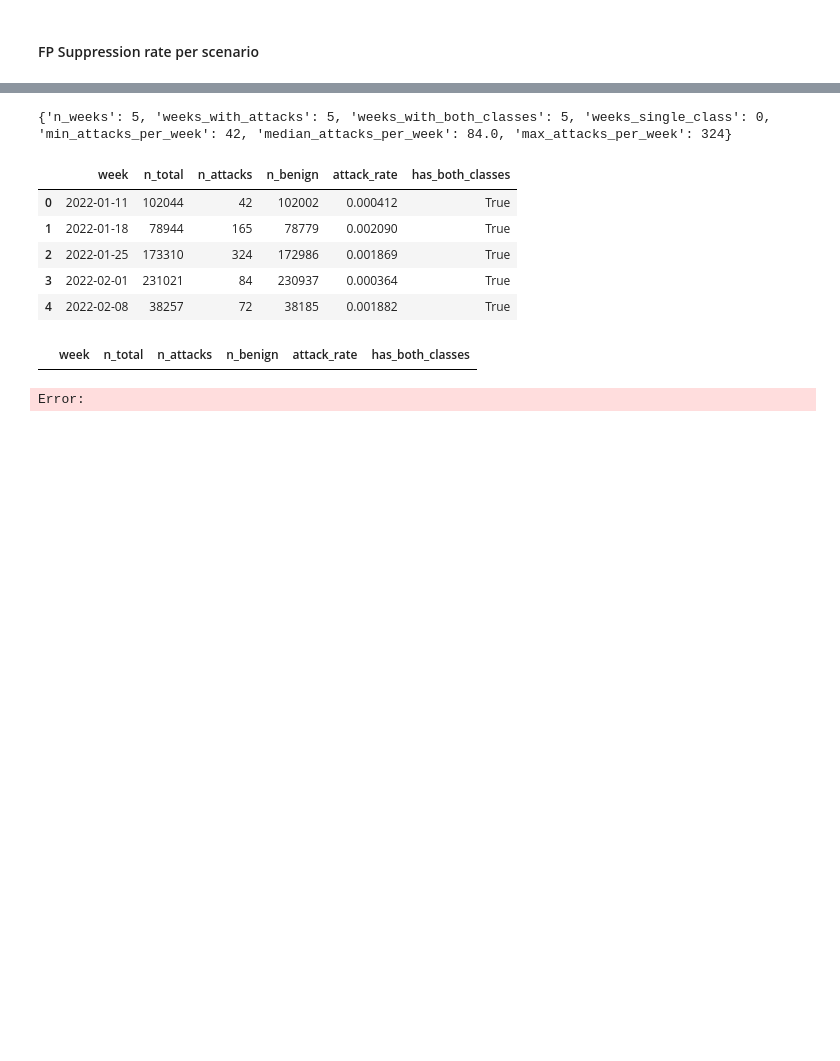
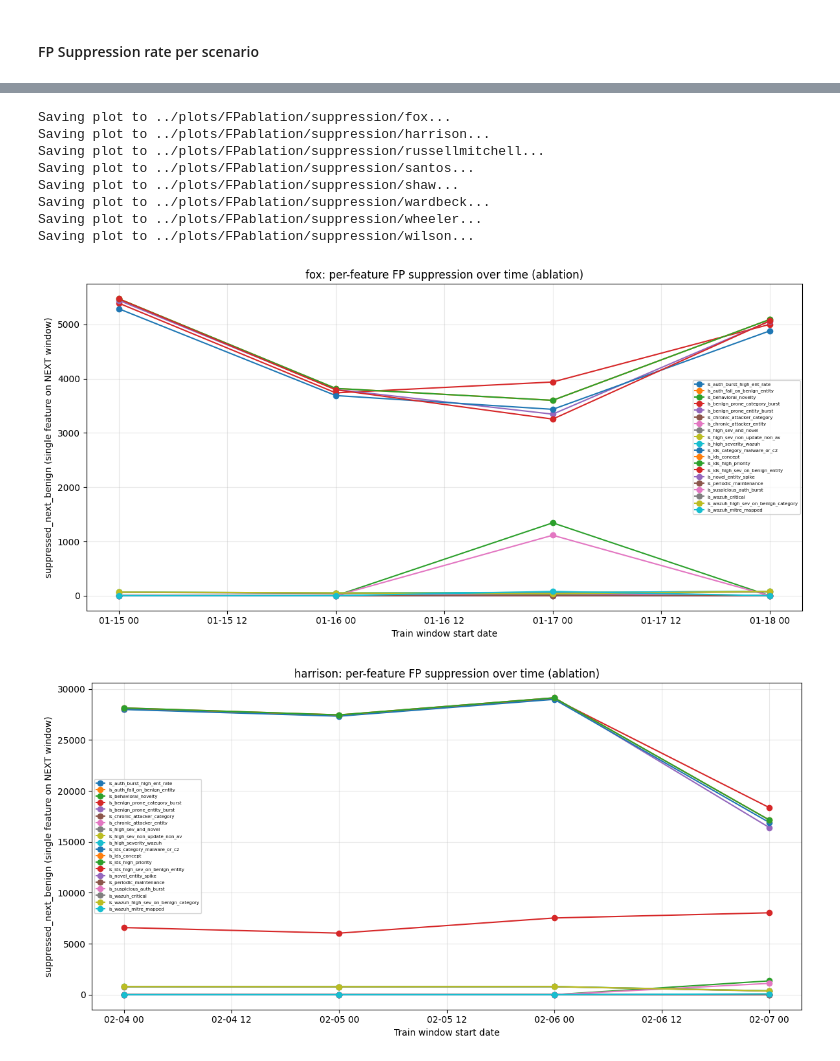
Before and after one commit to annaneliaa/msc-thesis, a Jupyter notebook: aact/experiments.ipynb, the cells around one changed output, grey strips where cells are left out. Drawn from its saved outputs; the diff is of its cells as text; code cells hidden in the pictures; blank space fills up the shorter version.

```diff
--- a/aact/experiments.ipynb
+++ b/aact/experiments.ipynb
@@ -735,19 +618,18 @@ Error:
-# %%
-df = pd.read_csv("../data/ait_ads/combined_ait_labeled.csv", low_memory=False)
-
-weekly, weekly_scn, summary = attacks_per_week_report(df, scenario_col="scenario")
-print(summary)
-display(weekly.head(10))
-
-# If you want to see which weeks are single-class:
-display(weekly[~weekly["has_both_classes"]].head(20))
-# %% [output]
-{'n_weeks': 5, 'weeks_with_attacks': 5, 'weeks_with_both_classes': 5, 'weeks_single_class': 0, 'min_attacks_per_week': 42, 'median_attacks_per_week': 84.0, 'max_attacks_per_week': 324}
-|  | week | n_total | n_attacks | n_benign | attack_rate | has_both_classes |
-| 0 | 2022-01-11 | 102044 | 42 | 102002 | 0.000412 | True |
-| 1 | 2022-01-18 | 78944 | 165 | 78779 | 0.002090 | True |
-| 2 | 2022-01-25 | 173310 | 324 | 172986 | 0.001869 | True |
-| 3 | 2022-02-01 | 231021 | 84 | 230937 | 0.000364 | True |
-| 4 | 2022-02-08 | 38257 | 72 | 38185 | 0.001882 | True |
-|  | week | n_total | n_attacks | n_benign | attack_rate | has_both_classes |
-Error:
+# %%
+output_dir = os.path.join(out_dir, "suppression")
+os.makedirs(output_dir, exist_ok=True)
+
+
+for scen in df.groupby("scenario"):
+    plot_per_feature_fp_suppression_timeseries(JSONL_PATH, scenario_name=scen[0], out_dir=output_dir, topk=20)
+# %% [output]
+Saving plot to ../plots/FPablation/suppression/fox...
+Saving plot to ../plots/FPablation/suppression/harrison...
+Saving plot to ../plots/FPablation/suppression/russellmitchell...
+Saving plot to ../plots/FPablation/suppression/santos...
+Saving plot to ../plots/FPablation/suppression/shaw...
+Saving plot to ../plots/FPablation/suppression/wardbeck...
+Saving plot to ../plots/FPablation/suppression/wheeler...
+Saving plot to ../plots/FPablation/suppression/wilson...
+[figure, added]
+[figure, added]
```
Also changed, not shown: parts of 6 cells of this notebook, 2 other files.
